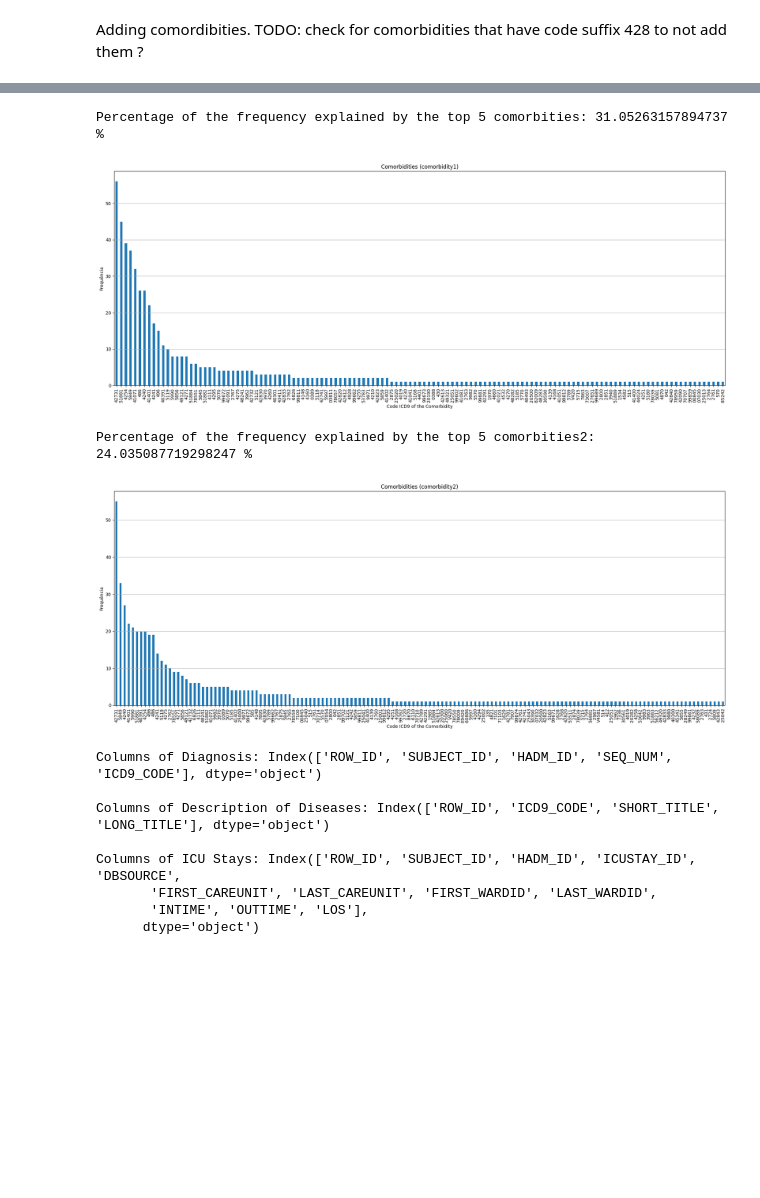
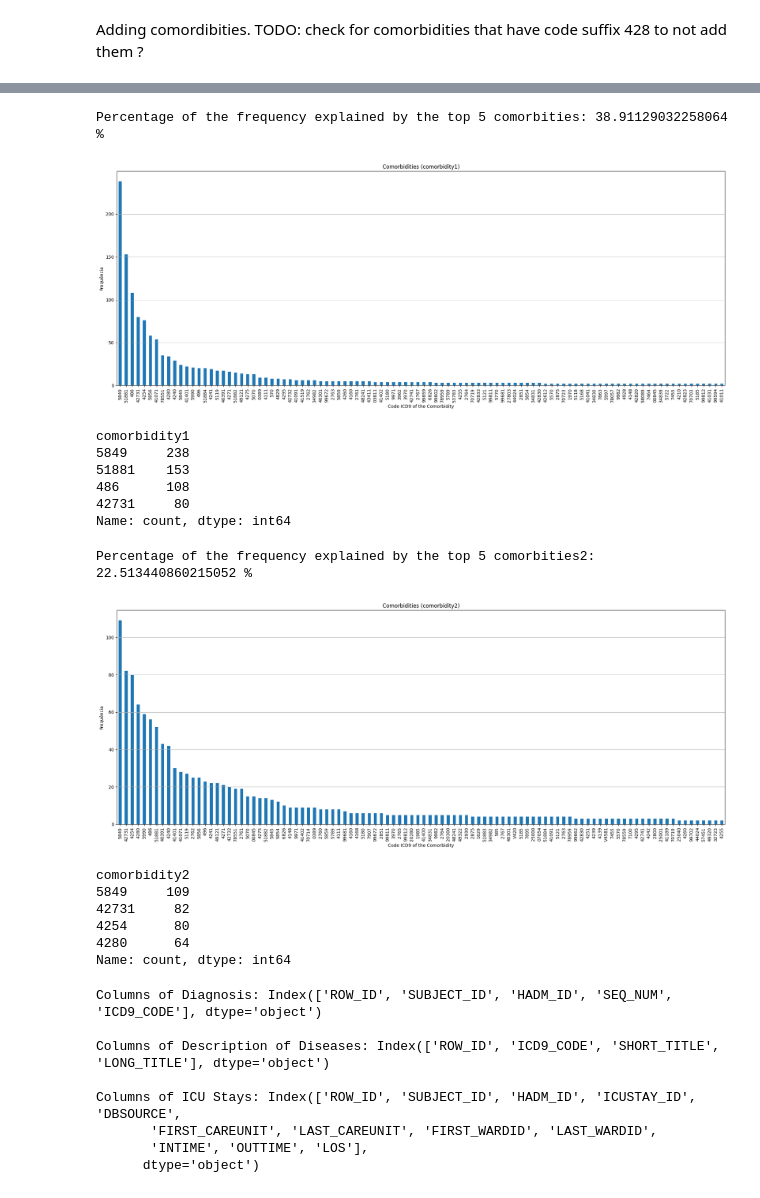
Before and after one commit to ossclaudia/Machine-Learning-2, a Jupyter notebook: projeto.ipynb, the cells around one changed output, grey strips where cells are left out. Drawn from its saved outputs; the diff is of its cells as text; code cells hidden in the pictures; blank space fills up the shorter version.

```diff
--- a/projeto.ipynb
+++ b/projeto.ipynb
@@ -82,7 +123,8 @@ c1 = sum(counts[0:4])/sum(counts[:])
 print("Percentage of the frequency explained by the top 5 comorbities: " + str(c1*100) + " %")
 
 plt.figure(figsize=(20,8))
-counts.plot(kind='bar')
+counts_plot = counts[0:100]
+counts_plot.plot(kind='bar')
 plt.title('Comorbidities (comorbidity1)')
 plt.xlabel('Code ICD9 of the Comorbidity')
 plt.ylabel('Frequência')
@@ -90,27 +132,44 @@ plt.xticks(rotation=90)
 plt.grid(axis='y')
 plt.tight_layout()
 plt.show()
+
+counts[0:4]
 # %% [output]
-Percentage of the frequency explained by the top 5 comorbities: 31.05263157894737 %
+Percentage of the frequency explained by the top 5 comorbities: 38.91129032258064 %
-[figure, old version]
+[figure, new version]
+comorbidity1
+5849     238
+51881    153
+486      108
+42731     80
+Name: count, dtype: int64
 # %%
 counts = diagnoses_disease['comorbidity2'].value_counts()
 
 c1 = sum(counts[0:4])/sum(counts)
 print("Percentage of the frequency explained by the top 5 comorbities2: " + str(c1*100) + " %")
 
 plt.figure(figsize=(20,8))
-counts.plot(kind='bar')
+counts_plot = counts[0:100]
+counts_plot.plot(kind='bar')
 plt.title('Comorbidities (comorbidity2)')
 plt.xlabel('Code ICD9 of the Comorbidity')
 plt.ylabel('Frequência')
 plt.xticks(rotation=90)
 plt.grid(axis='y')
 plt.tight_layout()
 plt.show()
+
+counts[0:4]
 # %% [output]
-Percentage of the frequency explained by the top 5 comorbities2: 24.035087719298247 %
+Percentage of the frequency explained by the top 5 comorbities2: 22.513440860215052 %
-[figure, old version]
+[figure, new version]
+comorbidity2
+5849     109
+42731     82
+4254      80
+4280      64
+Name: count, dtype: int64
 # %%
 print(f"Columns of Diagnosis: {diag.columns} \n")
 print(f"Columns of Description of Diseases: {desc.columns} \n")
```
Also changed, not shown: parts of 16 cells of this notebook, 1 other file.
